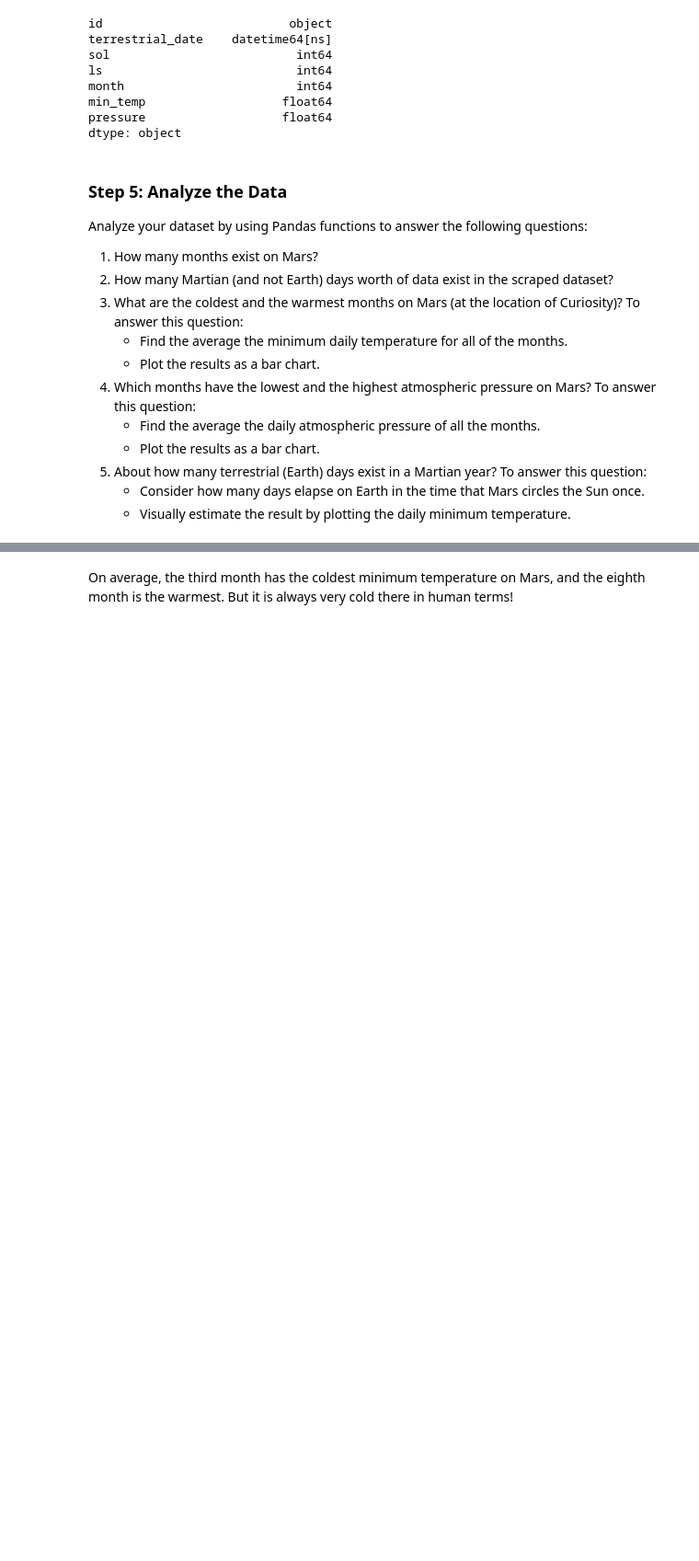
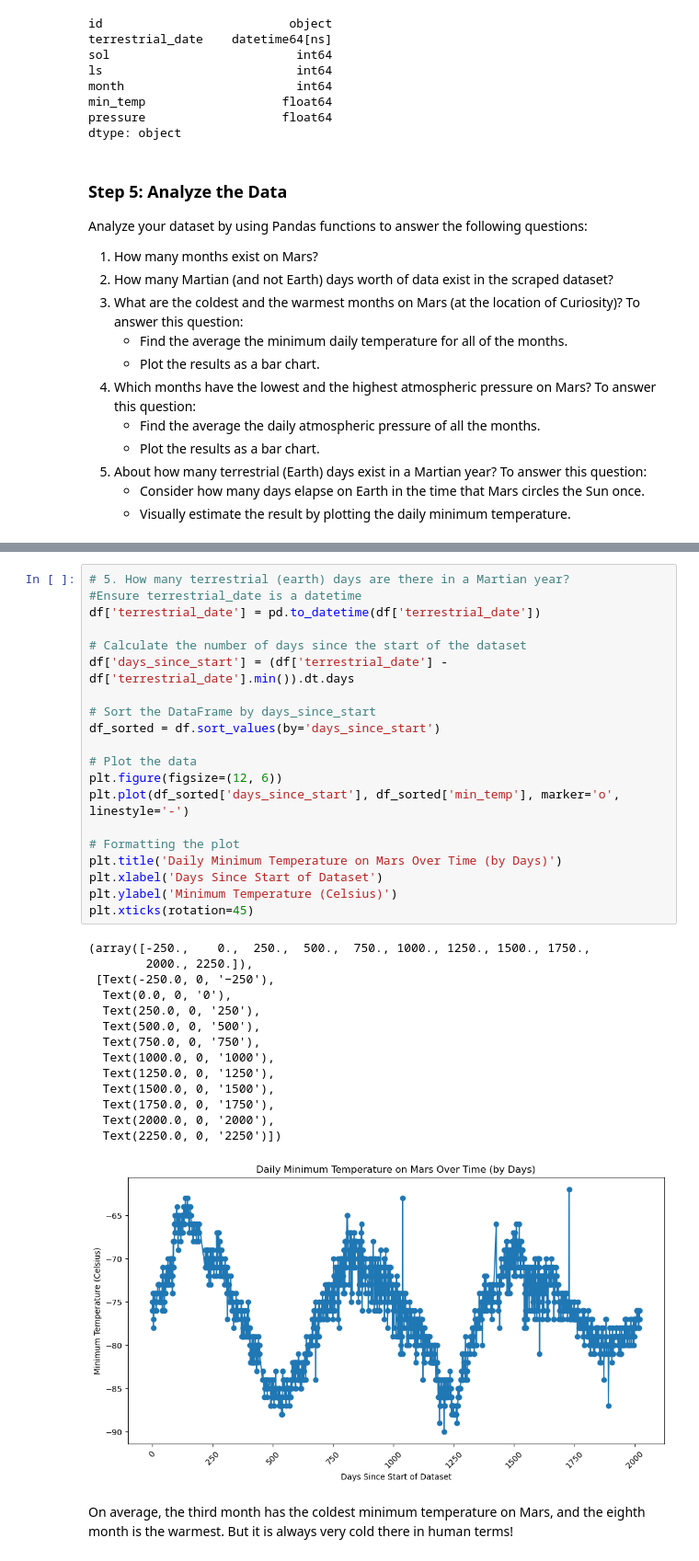
Before and after one commit to diyapat22/web-scraping-challenge, a Jupyter notebook: Mission to Mars/part_2_mars_weather.ipynb, the cells around one changed output, grey strips where cells are left out. Shown: that part at 92% size. Cells and saved outputs as stored; diff of their text form; blank space fills up the shorter version.

```diff
--- a/Mission to Mars/part_2_mars_weather.ipynb
+++ b/Mission to Mars/part_2_mars_weather.ipynb
@@ -203,3 +232,38 @@ Name: pressure, dtype: float64
+# %%
+# 5. How many terrestrial (earth) days are there in a Martian year?
+#Ensure terrestrial_date is a datetime
+df['terrestrial_date'] = pd.to_datetime(df['terrestrial_date'])
+
+# Calculate the number of days since the start of the dataset
+df['days_since_start'] = (df['terrestrial_date'] - df['terrestrial_date'].min()).dt.days
+
+# Sort the DataFrame by days_since_start
+df_sorted = df.sort_values(by='days_since_start')
+
+# Plot the data
+plt.figure(figsize=(12, 6))
+plt.plot(df_sorted['days_since_start'], df_sorted['min_temp'], marker='o', linestyle='-')
+
+# Formatting the plot
+plt.title('Daily Minimum Temperature on Mars Over Time (by Days)')
+plt.xlabel('Days Since Start of Dataset')
+plt.ylabel('Minimum Temperature (Celsius)')
+plt.xticks(rotation=45)
+# %% [output]
+(array([-250.,    0.,  250.,  500.,  750., 1000., 1250., 1500., 1750.,
+        2000., 2250.]),
+ [Text(-250.0, 0, '−250'),
+  Text(0.0, 0, '0'),
+  Text(250.0, 0, '250'),
+  Text(500.0, 0, '500'),
+  Text(750.0, 0, '750'),
+  Text(1000.0, 0, '1000'),
+  Text(1250.0, 0, '1250'),
+  Text(1500.0, 0, '1500'),
+  Text(1750.0, 0, '1750'),
+  Text(2000.0, 0, '2000'),
+  Text(2250.0, 0, '2250')])
+[figure, added]
 # %% [markdown]
 On average, the third month has the coldest minimum temperature on Mars, and the eighth month is the warmest. But it is always very cold there in human terms!
 # %% [markdown]
```
Also changed, not shown: parts of 16 cells of this notebook, 1 other file.
